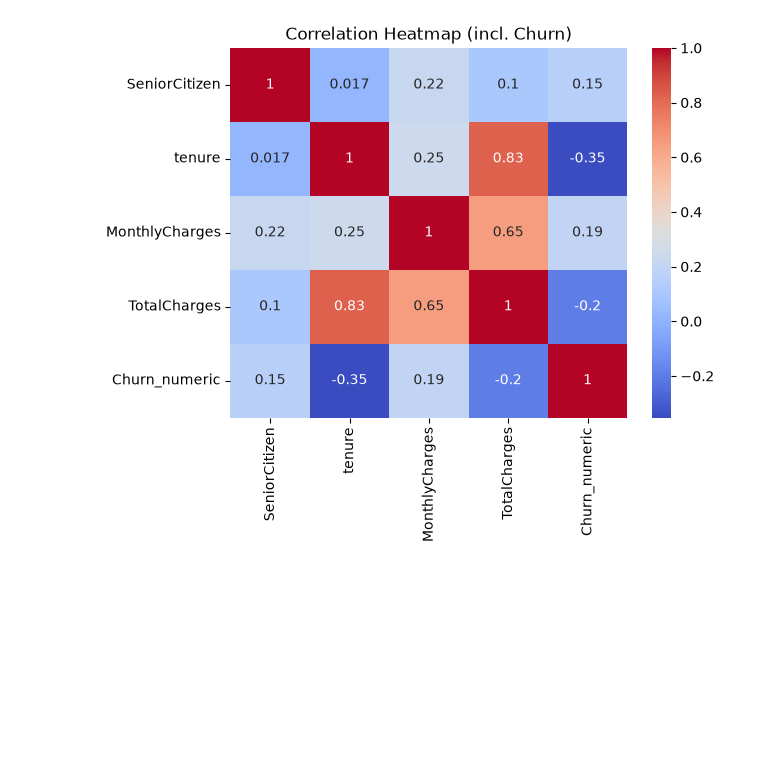
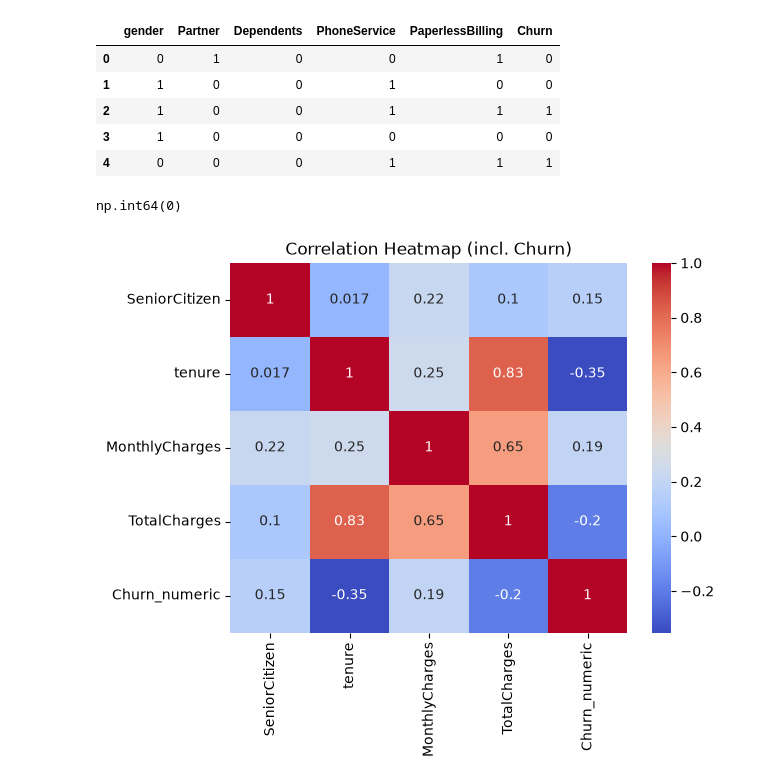
Before and after one commit to Sarabeshwaran/Project-1-Customer-Churn-Prediction-Lifetime-Value-LTV-Engine, a Jupyter notebook: eda_telco_churn.ipynb, the cells around one changed output. Saved outputs shown, nothing was run; the diff lists cells and outputs as text; code cells hidden in the pictures; blank space fills up the shorter version.

Commit message:
Encode categorical variables and save model-ready table to PostgreSQL

```diff
--- a/eda_telco_churn.ipynb
+++ b/eda_telco_churn.ipynb
@@ -0,0 +41,9 @@
+# %%
+df[['gender', 'Partner', 'Dependents', 'PhoneService', 'PaperlessBilling', 'Churn']].head()
+# %% [output]
+|  | gender | Partner | Dependents | PhoneService | PaperlessBilling | Churn |
+| 0 | 0 | 1 | 0 | 0 | 1 | 0 |
+| 1 | 1 | 0 | 0 | 1 | 0 | 0 |
+| 2 | 1 | 0 | 0 | 1 | 1 | 1 |
+| 3 | 1 | 0 | 0 | 0 | 0 | 0 |
+| 4 | 0 | 0 | 0 | 1 | 1 | 1 |
@@ -1,3 +56,7 @@
+# %%
+df.duplicated().sum()
+# %% [output]
+np.int64(0)
 # %%
 df['Churn_numeric'] = df['Churn'].map({'No': 0, 'Yes': 1})
 numeric_df2 = df.select_dtypes(include='number')
```
Also changed, not shown: parts of 8 cells of this notebook.
